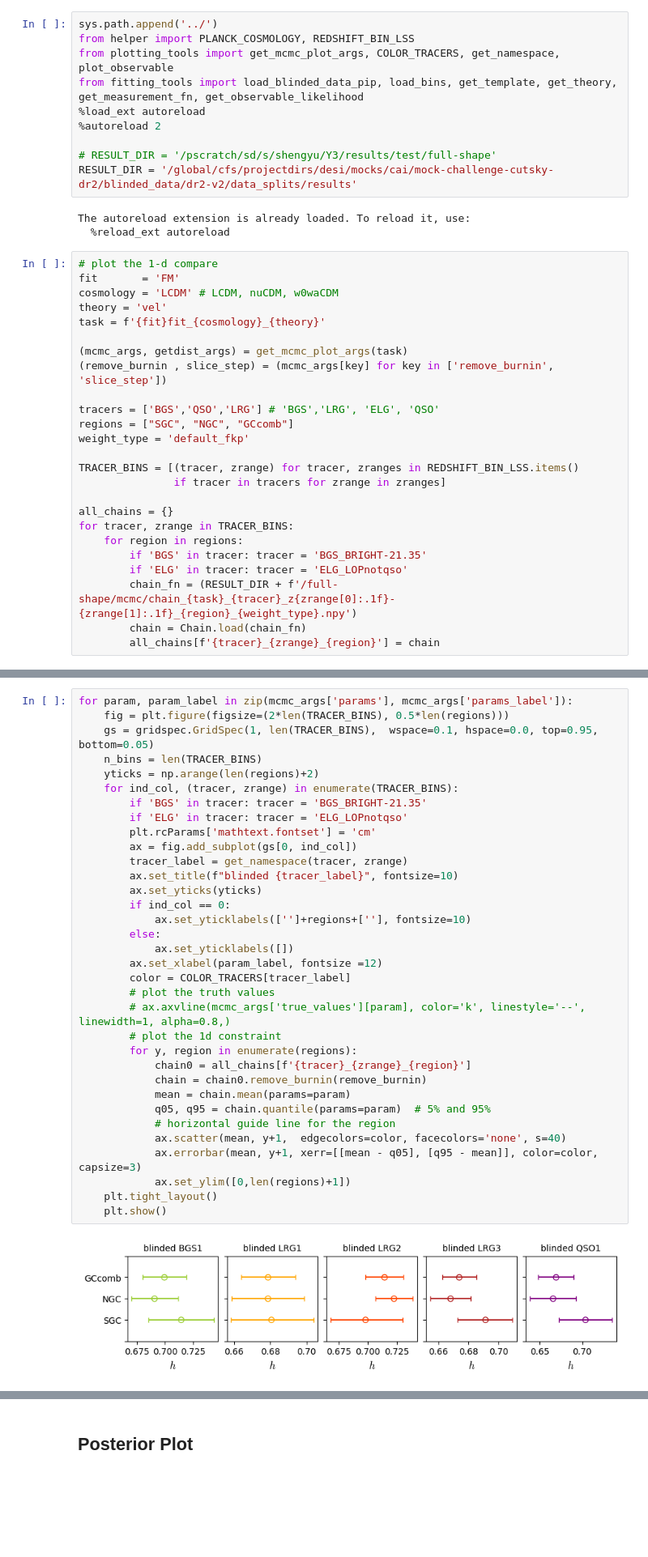
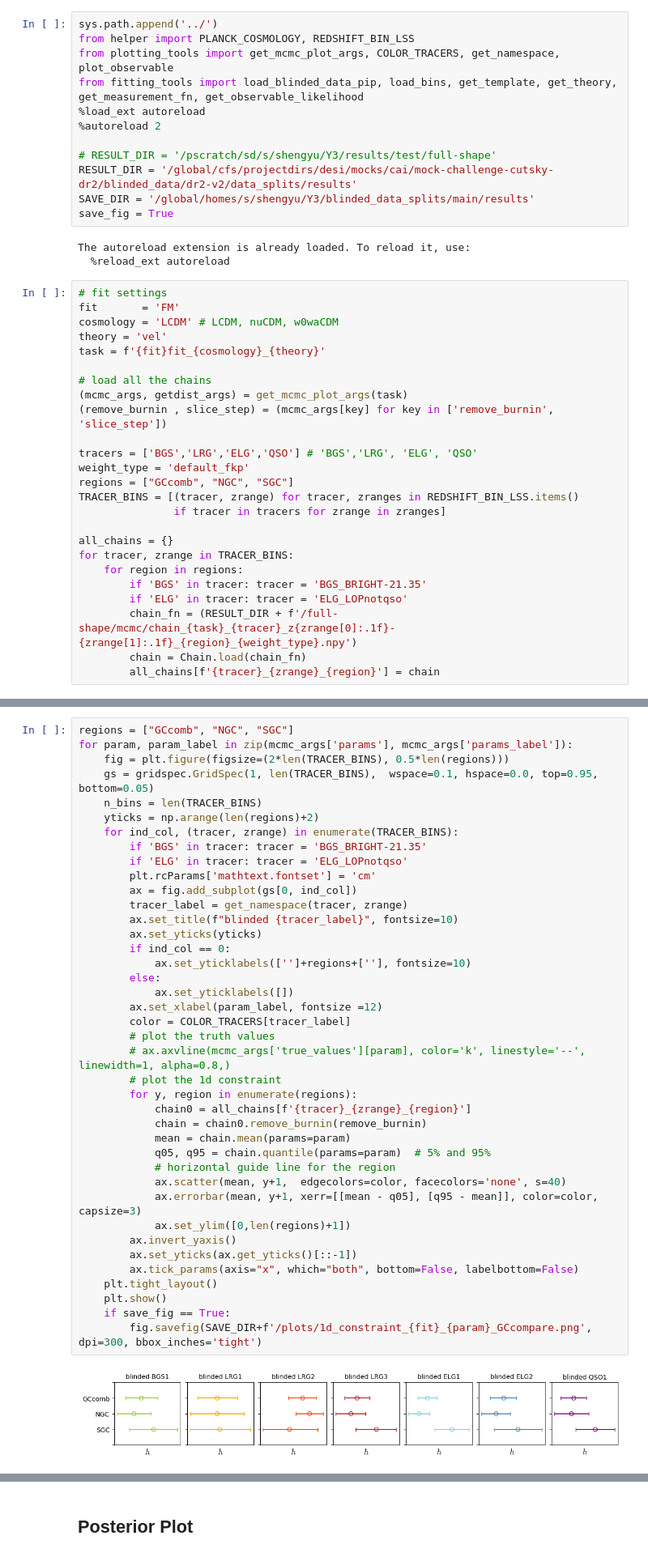
Before and after one commit to ShengyuHE/desi_y3_blinded_data_splits, a Jupyter notebook: main/notebooks/plot_mcmc.ipynb, the cells around one changed output, grey strips where cells are left out. Shown at 81% size. Saved outputs shown, nothing was run; the diff lists cells and outputs as text; blank space fills up the shorter version.

```diff
--- a/main/notebooks/plot_mcmc.ipynb
+++ b/main/notebooks/plot_mcmc.ipynb
@@ -23,23 +44,25 @@ from fitting_tools import load_blinded_data_pip, load_bins, get_template, get_th
 
 # RESULT_DIR = '/pscratch/sd/s/shengyu/Y3/results/test/full-shape'
 RESULT_DIR = '/global/cfs/projectdirs/desi/mocks/cai/mock-challenge-cutsky-dr2/blinded_data/dr2-v2/data_splits/results'
+SAVE_DIR = '/global/homes/s/shengyu/Y3/blinded_data_splits/main/results'
+save_fig = True
 # %% [output]
 The autoreload extension is already loaded. To reload it, use:
   %reload_ext autoreload
 # %%
-# plot the 1-d compare
+# fit settings
 fit       = 'FM'
 cosmology = 'LCDM' # LCDM, nuCDM, w0waCDM
 theory = 'vel'
 task = f'{fit}fit_{cosmology}_{theory}'
 
+# load all the chains
 (mcmc_args, getdist_args) = get_mcmc_plot_args(task)
 (remove_burnin , slice_step) = (mcmc_args[key] for key in ['remove_burnin', 'slice_step'])
 
-tracers = ['BGS','QSO','LRG'] # 'BGS','LRG', 'ELG', 'QSO'
-regions = ["SGC", "NGC", "GCcomb"]
+tracers = ['BGS','LRG','ELG','QSO'] # 'BGS','LRG', 'ELG', 'QSO'
 weight_type = 'default_fkp'
-
+regions = ["GCcomb", "NGC", "SGC"]
 TRACER_BINS = [(tracer, zrange) for tracer, zranges in REDSHIFT_BIN_LSS.items()
                if tracer in tracers for zrange in zranges]
 
@@ -54,4 +79,5 @@ for tracer, zrange in TRACER_BINS:
 # %%
+regions = ["GCcomb", "NGC", "SGC"]
 for param, param_label in zip(mcmc_args['params'], mcmc_args['params_label']):
     fig = plt.figure(figsize=(2*len(TRACER_BINS), 0.5*len(regions)))
     gs = gridspec.GridSpec(1, len(TRACER_BINS),  wspace=0.1, hspace=0.0, top=0.95, bottom=0.05)
@@ -59,31 +85,36 @@ for param, param_label in zip(mcmc_args['params'], mcmc_args['params_label']):
     yticks = np.arange(len(regions)+2)
     for ind_col, (tracer, zrange) in enumerate(TRACER_BINS):
         if 'BGS' in tracer: tracer = 'BGS_BRIGHT-21.35'
         if 'ELG' in tracer: tracer = 'ELG_LOPnotqso'
         plt.rcParams['mathtext.fontset'] = 'cm'
         ax = fig.add_subplot(gs[0, ind_col])
         tracer_label = get_namespace(tracer, zrange)
         ax.set_title(f"blinded {tracer_label}", fontsize=10)
         ax.set_yticks(yticks)
         if ind_col == 0:
             ax.set_yticklabels(['']+regions+[''], fontsize=10)
         else:
             ax.set_yticklabels([])
         ax.set_xlabel(param_label, fontsize =12)
         color = COLOR_TRACERS[tracer_label]
         # plot the truth values
         # ax.axvline(mcmc_args['true_values'][param], color='k', linestyle='--', linewidth=1, alpha=0.8,)
         # plot the 1d constraint
         for y, region in enumerate(regions):
             chain0 = all_chains[f'{tracer}_{zrange}_{region}']
             chain = chain0.remove_burnin(remove_burnin)
             mean = chain.mean(params=param)
             q05, q95 = chain.quantile(params=param)  # 5% and 95%
             # horizontal guide line for the region
             ax.scatter(mean, y+1,  edgecolors=color, facecolors='none', s=40)
             ax.errorbar(mean, y+1, xerr=[[mean - q05], [q95 - mean]], color=color, capsize=3)
             ax.set_ylim([0,len(regions)+1])
+        ax.invert_yaxis()
+        ax.set_yticks(ax.get_yticks()[::-1])
+        ax.tick_params(axis="x", which="both", bottom=False, labelbottom=False)
     plt.tight_layout()
     plt.show()
+    if save_fig == True:
+        fig.savefig(SAVE_DIR+f'/plots/1d_constraint_{fit}_{param}_GCcompare.png', dpi=300, bbox_inches='tight')
 # %% [output]
-[figure, old version]
+[figure, new version]
```
Also changed, not shown: parts of 12 cells of this notebook, 10 other files.
